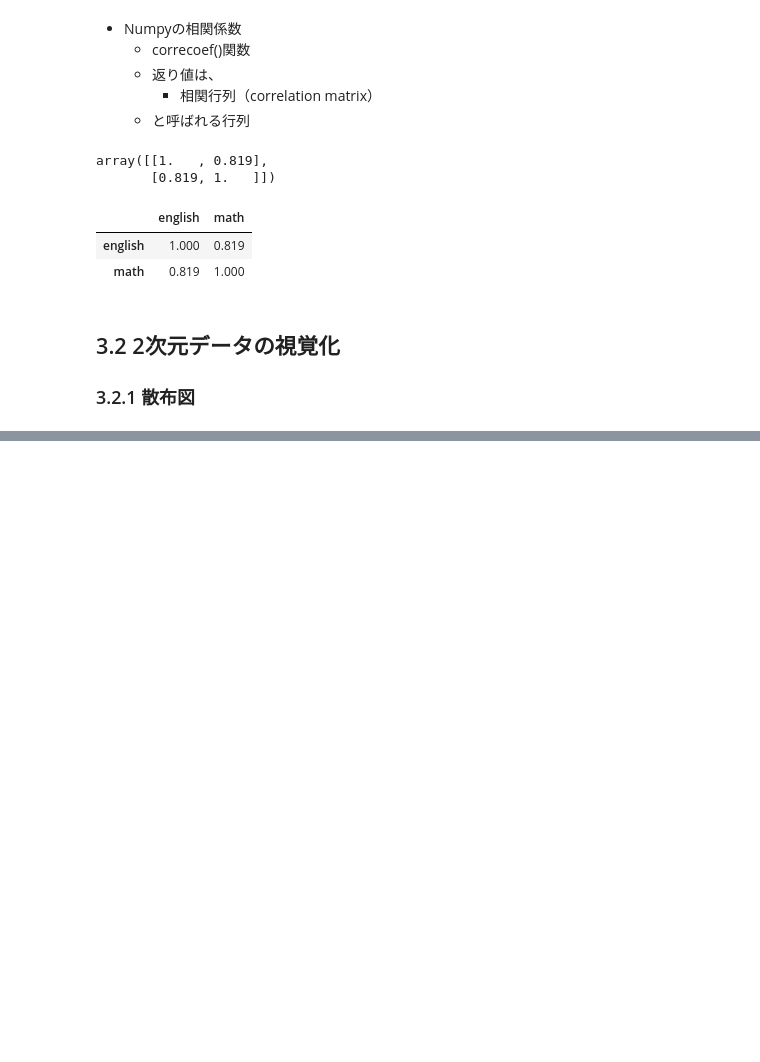
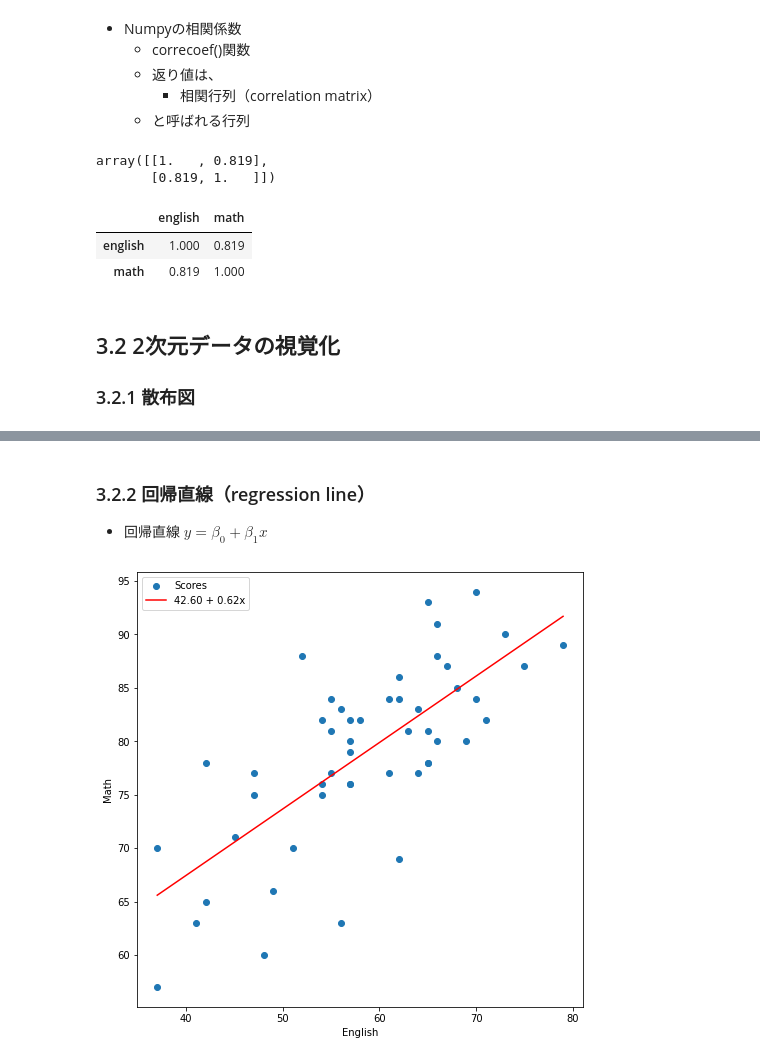
Before and after one commit to ginmaruGH/Statistical_Analysis_with_Python_gihyo, a Jupyter notebook: jupyter/ch_03.ipynb, the cells around one changed output, grey strips where cells are left out. Cells and saved outputs as stored; diff of their text form; code cells hidden in the pictures; blank space fills up the shorter version.

```diff
--- a/jupyter/ch_03.ipynb
+++ b/jupyter/ch_03.ipynb
@@ -156,0 +173,37 @@ scores_df.corr()
+# %% [markdown]
+### 3.2.2 回帰直線（regression line）
+
+- 回帰直線 $ y = \beta_0 + \beta_1 x $
+# %%
+# Numpy.polyfit()関数とNumpy.poly1d()関数を使って
+# 回帰直線を求める
+
+# 係数β_0とβ_1を求める
+poly_fit = np.polyfit(english_scores, math_scores, 1)
+
+# β_0 + β_1 * x を返す関数を作成する
+poly_1d = np.poly1d(poly_fit)
+
+# 直線を描画するためにx座標を作成する
+xs = np.linspace(english_scores.min(), english_scores.max())
+
+# xsに対応するy座標を求める
+ys = poly_1d(xs)
+
+# グラフの描画
+fig = plt.figure(figsize=(8, 8))
+ax = fig.add_subplot(111)
+
+
+ax.set_xlabel('English')
+ax.set_ylabel('Math')
+
+ax.scatter(english_scores, math_scores, label='Scores')
+ax.plot(xs, ys, color='red', label=f"{poly_fit[1]:.2f} + {poly_fit[0]:.2f}x")
+
+# 凡例の表示
+ax.legend(loc='upper left')
+
+plt.show()
+# %% [output]
+[figure, added]
```
Also changed, not shown: parts of 2 cells of this notebook.
